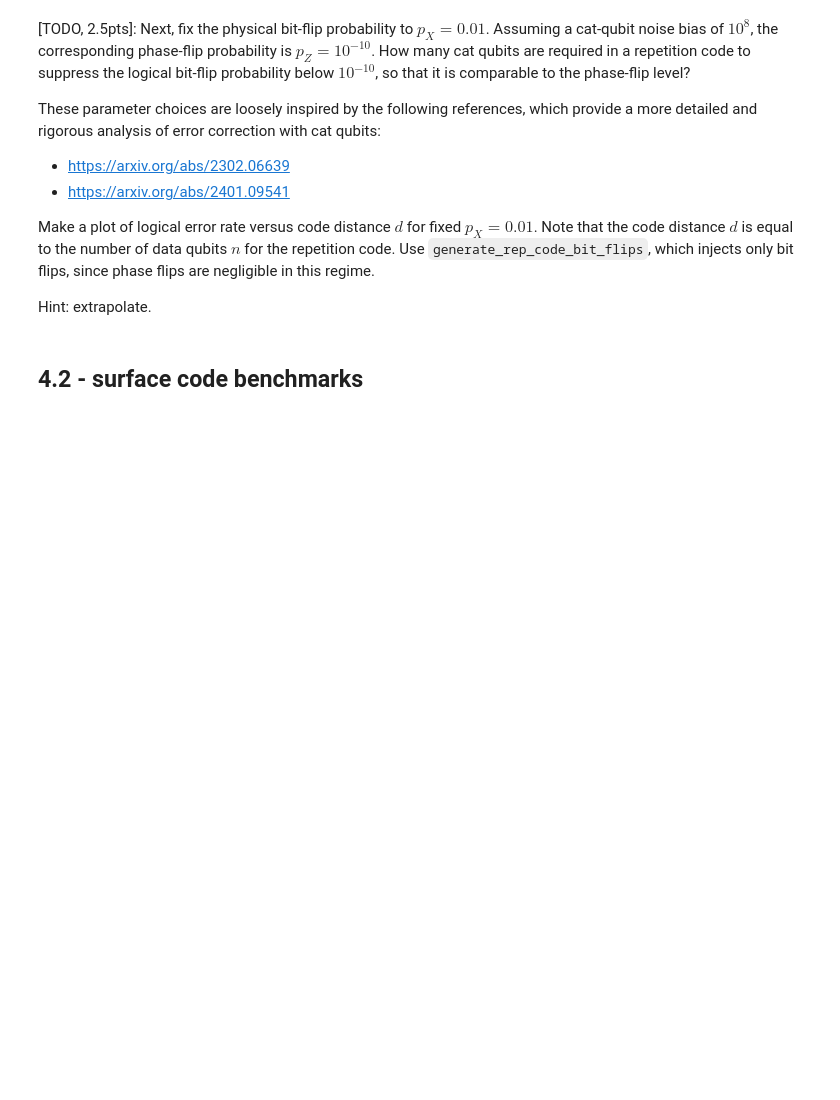
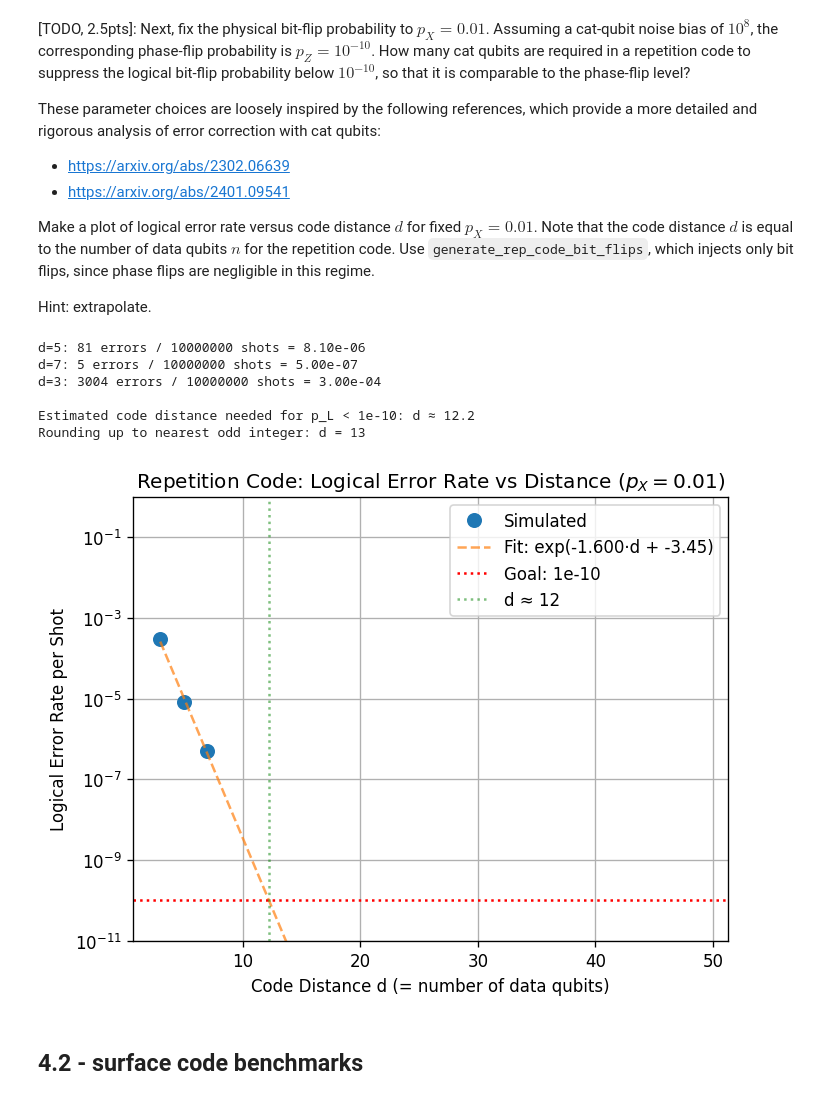
Before and after one commit to DanieleSalvi2810/QPFL_Hackathon_2026_Alice_and_Bob_Quantum_Icing, a Jupyter notebook: team-quantum_icing/1-challenge.ipynb, the cells around one changed output. Drawn from its saved outputs; the diff is of its cells as text; code cells hidden in the pictures; blank space fills up the shorter version.

Commit message:
fixed errors in challenge1

```diff
--- a/team-quantum_icing/1-challenge.ipynb
+++ b/team-quantum_icing/1-challenge.ipynb
@@ -557,9 +742,18 @@ noise = 0.01
 
 
 # SOLUTION ===
+# Use small distances where errors are still observable, then extrapolate
+distances = [3, 5, 7]
+tasks = [
+    sinter.Task(
+        circuit=generate_rep_code_bit_flips(d, bit_flip_prob),
+        json_metadata={'d': d, 'p': bit_flip_prob},
+    )
+    for d in distances
+]
 
 collected_stats: List[sinter.TaskStats] = sinter.collect(
-    num_workers=os.cpu_count(),
+    num_workers=4,
     tasks=tasks,
     decoders=['pymatching'],
     max_shots=10_000_000,   # 10M shots to catch rare errors at larger d
@@ -579,33 +773,41 @@ for stat in collected_stats:
 sim_distances = np.array(sim_distances)
 sim_error_rates = np.array(sim_error_rates)
 
 # Fit log(p_L) = a * d + b  (exponential suppression)
 coeffs = np.polyfit(sim_distances, np.log(sim_error_rates), 1)
 a, b = coeffs
 
 # Extrapolate: find d where p_L = goal
 d_extrap = np.arange(3, 51, 2)
 p_L_extrap = np.exp(a * d_extrap + b)
 
 d_needed = (np.log(goal_logical_error_rate) - b) / a
 print(f"\nEstimated code distance needed for p_L < {goal_logical_error_rate:.0e}: d ≈ {d_needed:.1f}")
 print(f"Rounding up to nearest odd integer: d = {int(np.ceil(d_needed)) | 1}")
 
 # Plot
 fig, ax = plt.subplots(1, 1)
 ax.semilogy(sim_distances, sim_error_rates, 'o', label='Simulated', markersize=8)
 ax.semilogy(d_extrap, p_L_extrap, '--', label=f'Fit: exp({a:.3f}·d + {b:.2f})', alpha=0.7)
 ax.axhline(goal_logical_error_rate, color='red', linestyle=':', label=f'Goal: {goal_logical_error_rate:.0e}')
 ax.axvline(d_needed, color='green', linestyle=':', alpha=0.5, label=f'd ≈ {d_needed:.0f}')
 ax.set_xlabel("Code Distance d (= number of data qubits)")
 ax.set_ylabel("Logical Error Rate per Shot")
 ax.set_title(f"Repetition Code: Logical Error Rate vs Distance $(p_X = {bit_flip_prob})$")
 ax.set_ylim(goal_logical_error_rate / 10, 1)
 ax.grid(which='both')
 ax.legend()
 fig.set_dpi(120)
 
 # ===
+# %% [output]
+d=5: 81 errors / 10000000 shots = 8.10e-06
+d=7: 5 errors / 10000000 shots = 5.00e-07
+d=3: 3004 errors / 10000000 shots = 3.00e-04
+
+Estimated code distance needed for p_L < 1e-10: d ≈ 12.2
+Rounding up to nearest odd integer: d = 13
+[figure, added]
 # %% [markdown]
 ## 4.2 - surface code benchmarks
 # %% [markdown]
```
Also changed, not shown: parts of 26 cells of this notebook, 1 other file.
